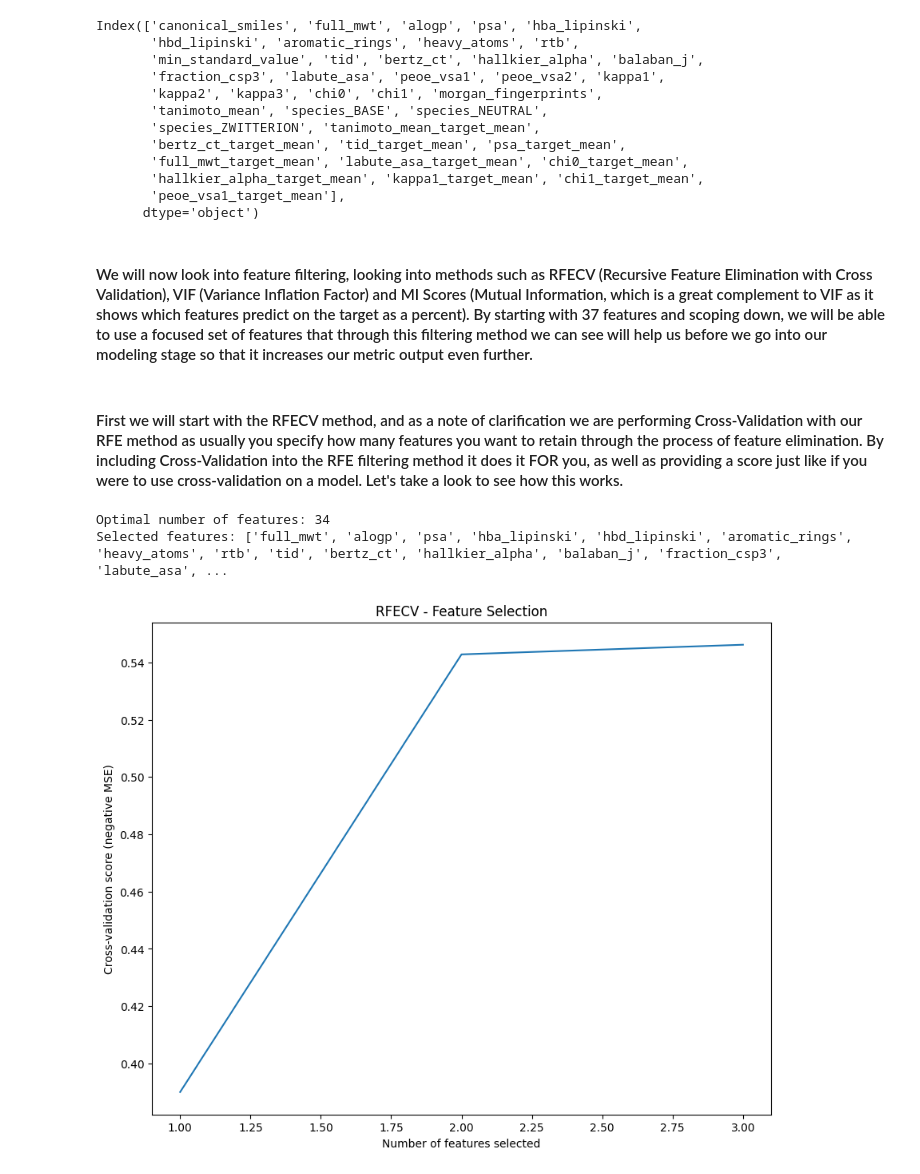
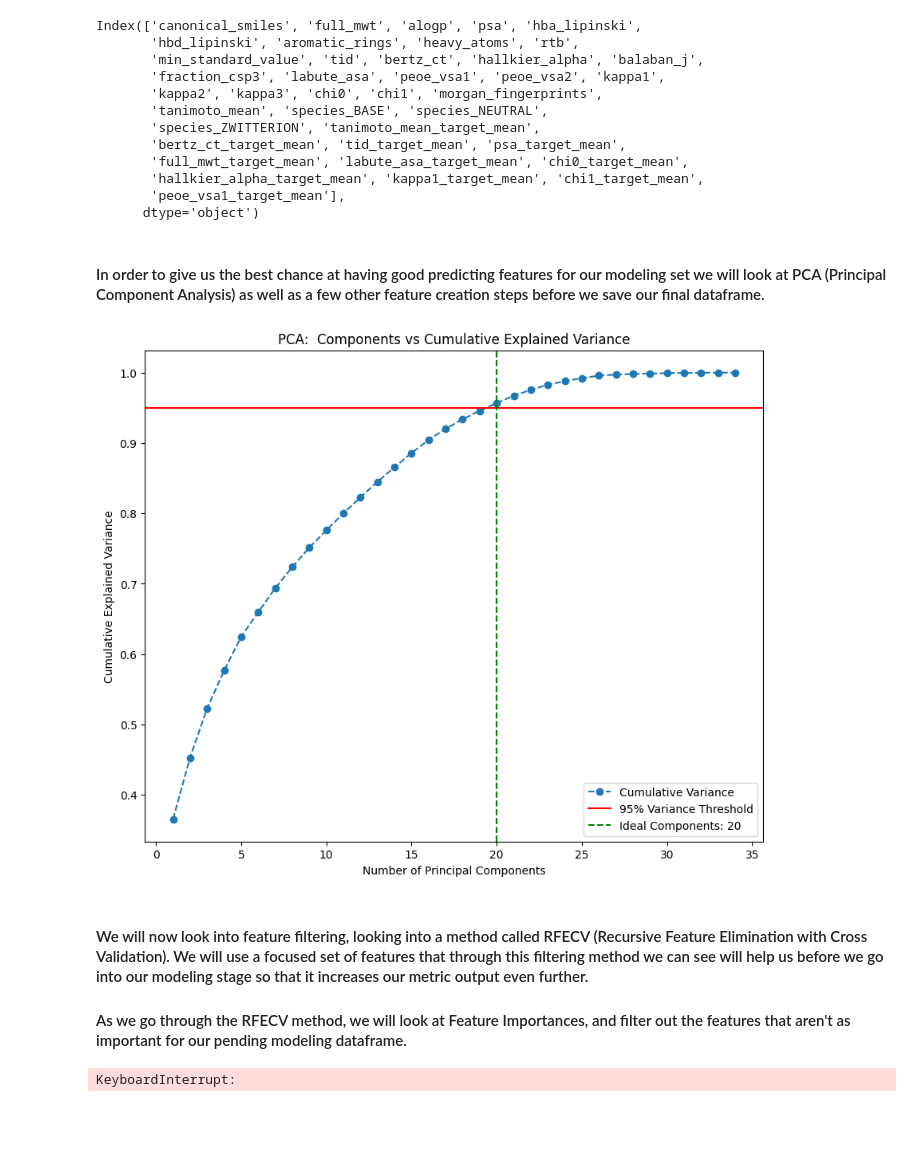
Before and after one commit to Taliwat/BioPred, a Jupyter notebook: Phase_1/Notebooks/phase_1_fe.ipynb, the cells around one changed output. Drawn from its saved outputs; the diff is of its cells as text; code cells hidden in the pictures; blank space fills up the shorter version.

Commit message:
requeried data for phase 1, started scripting for AzureML runs.

```diff
--- a/Phase_1/Notebooks/phase_1_fe.ipynb
+++ b/Phase_1/Notebooks/phase_1_fe.ipynb
@@ -211,3 +190,39 @@ Index(['canonical_smiles', 'full_mwt', 'alogp', 'psa', 'hba_lipinski',
        'hallkier_alpha_target_mean', 'kappa1_target_mean', 'chi1_target_mean',
        'peoe_vsa1_target_mean'],
       dtype='object')
+# %% [markdown]
+#### In order to give us the best chance at having good predicting features for our modeling set we will look at PCA (Principal Component Analysis) as well as a few other feature creation steps before we save our final dataframe.
+# %%
+# Drop unnecessary columns first
+exclude_cols = ['morgan_fingerprints', 'canonical_smiles', 'min_standard_value',
+                'tanimoto_mean', 'tanimoto_mean_target_mean'] # Tanimoto should be removed anyway
+feat_fil_numeric = feat_fil_df.drop(columns = [col for col in exclude_cols if col in feat_fil_df.columns])
+
+# Important to scale the data first as well before performing the PCA
+scaler = StandardScaler()
+feat_fil_scaled = scaler.fit_transform(feat_fil_numeric)
+
+# Initialize PCA and fit to our current dataframe
+pca = PCA()
+pca.fit(feat_fil_scaled)
+
+# get the cumulative variance needed to see optimal components
+explained_variance = pca.explained_variance_ratio_
+cumulative_variance = np.cumsum(explained_variance)
+
+# Determine ideal # of components
+ideal_components = np.argmax(cumulative_variance >= 0.95) + 1
+
+# plot to see 95% variance threshold for optimal number of components
+plt.figure(figsize = (10,8))
+plt.plot(range(1, len(cumulative_variance) + 1), cumulative_variance, marker = 'o', linestyle = '--', label = 'Cumulative Variance')
+plt.axhline(y = 0.95, color = 'r', linestyle = '-', label = '95% Variance Threshold')
+plt.axvline(x = ideal_components, color = 'g', linestyle = '--', label = f'Ideal Components: {ideal_components}')
+
+plt.xlabel("Number of Principal Components")
+plt.ylabel("Cumulative Explained Variance")
+plt.title("PCA:  Components vs Cumulative Explained Variance")
+plt.legend()
+plt.show()
+# %% [output]
+[figure, added]
@@ -214,12 +237,12 @@ Index(['canonical_smiles', 'full_mwt', 'alogp', 'psa', 'hba_lipinski',
 # %% [markdown]
-#### We will now look into feature filtering, looking into methods such as RFECV (Recursive Feature Elimination with Cross Validation), VIF (Variance Inflation Factor) and MI Scores (Mutual Information, which is a great complement to VIF as it shows which features predict on the target as a percent).  By starting with 37 features and scoping down, we will be able to use a focused set of features that through this filtering method we can see will help us before we go into our modeling stage so that it increases our metric output even further.
+#### We will now look into feature filtering, looking into a method called RFECV (Recursive Feature Elimination with Cross Validation). We will use a focused set of features that through this filtering method we can see will help us before we go into our modeling stage so that it increases our metric output even further.
+
+#### As we go through the RFECV method, we will look at Feature Importances, and filter out the features that aren't as important for our pending modeling dataframe.
-# %% [markdown]
-#### First we will start with the RFECV method, and as a note of clarification we are performing Cross-Validation with our RFE method as usually you specify how many features you want to retain through the process of feature elimination.  By including Cross-Validation into the RFE filtering method it does it FOR you, as well as providing a score just like if you were to use cross-validation on a model.  Let's take a look to see how this works.
 # %%
 # Set up our X,y for target variables from our current dataframe
-X = feat_fil_df.drop(columns = ['min_standard_value', 'canonical_smiles', 'morgan_fingerprints',
+X = fe_df_extended.drop(columns = ['min_standard_value', 'canonical_smiles', 'morgan_fingerprints',
                                 'tanimoto_mean', 'tanimoto_mean_target_mean']) # Drop everything but our target
-y = feat_fil_df['min_standard_value']
+y = fe_df_extended['min_standard_value']
 
 # Define and set up a base model to use RFECV
 model_xgb = XGBRegressor(
@@ -231,7 +254,7 @@ model_xgb = XGBRegressor(
     n_jobs=-1)
 
 cv = KFold(n_splits=5, shuffle=True, random_state=42)
-rfecv_xgb = RFECV(estimator=model_xgb, step = 0.5, scoring = 'r2', cv = cv)
+rfecv_xgb = RFECV(estimator=model_xgb, step = 0.1, scoring = 'neg_mean_squared_error', cv = cv)
 
 # Fit the RFECV
 rfecv_xgb.fit(X,y)
@@ -249,9 +272,7 @@ plt.title("RFECV - Feature Selection")
 plt.plot(range(1, len(rfecv_xgb.cv_results_['mean_test_score']) + 1), rfecv_xgb.cv_results_['mean_test_score'])
 plt.show()
 # %% [output]
-Optimal number of features: 34
-Selected features: ['full_mwt', 'alogp', 'psa', 'hba_lipinski', 'hbd_lipinski', 'aromatic_rings', 'heavy_atoms', 'rtb', 'tid', 'bertz_ct', 'hallkier_alpha', 'balaban_j', 'fraction_csp3', 'labute_asa', ...
+KeyboardInterrupt:
-[figure, removed]
 # %%
 #Retrain the model again with the selected features without the CV
 X_selected = X[selected_features_xgb].copy()
```
Also changed, not shown: parts of 16 cells of this notebook, 9 other files.
